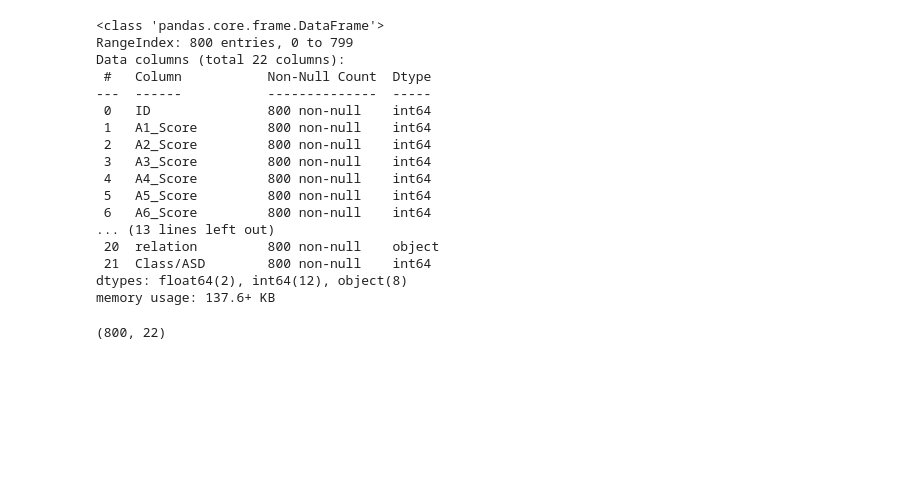
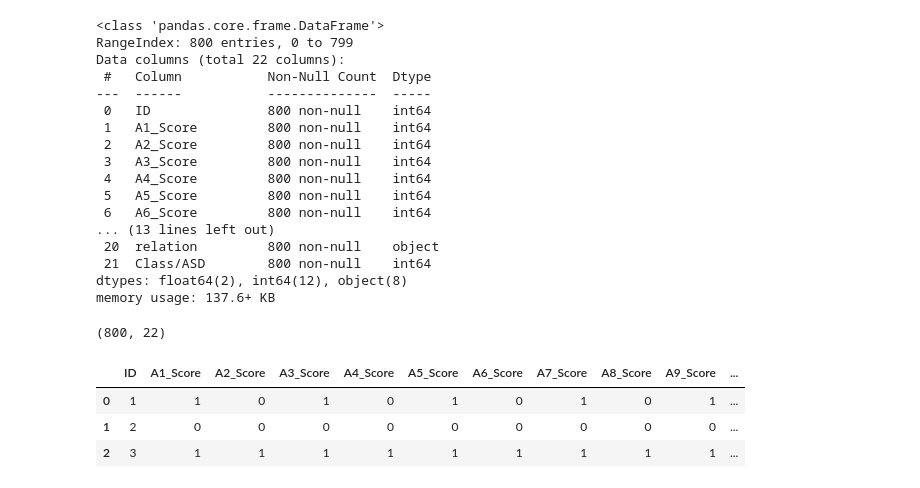
Before and after one commit to Charlene393/AutismPredictionSystem, a Jupyter notebook: model/autisimPrediction.ipynb, the cells around one changed output. Drawn from its saved outputs; the diff is of its cells as text; code cells hidden in the pictures; blank space fills up the shorter version.

```diff
--- a/model/autisimPrediction.ipynb
+++ b/model/autisimPrediction.ipynb
@@ -76,3 +77,12 @@ memory usage: 137.6+ KB
 df.shape
 # %% [output]
 (800, 22)
+# %%
+#Converting age from float to int
+df['age'] = df['age'].astype(int)
+df.head(3)
+# %% [output]
+|  | ID | A1_Score | A2_Score | A3_Score | A4_Score | A5_Score | A6_Score | A7_Score | A8_Score | A9_Score | ... |
+| 0 | 1 | 1 | 0 | 1 | 0 | 1 | 0 | 1 | 0 | 1 | ... |
+| 1 | 2 | 0 | 0 | 0 | 0 | 0 | 0 | 0 | 0 | 0 | ... |
+| 2 | 3 | 1 | 1 | 1 | 1 | 1 | 1 | 1 | 1 | 1 | ... |
```
Also changed, not shown: parts of 14 cells of this notebook.
